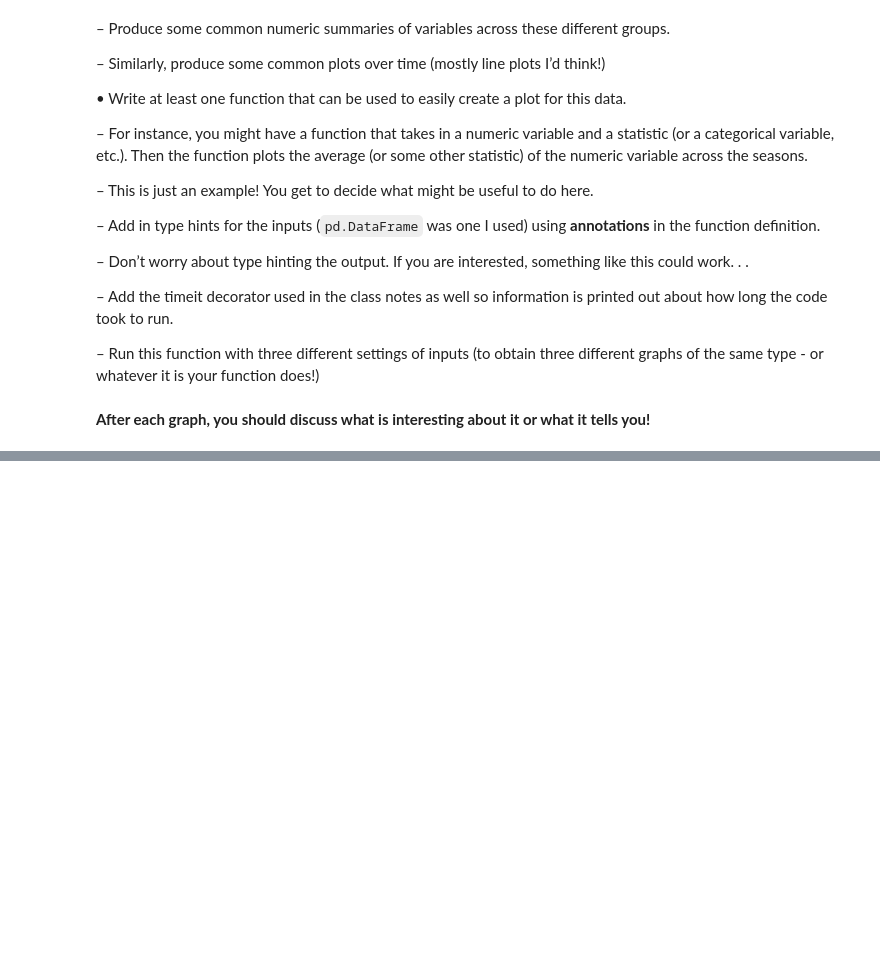
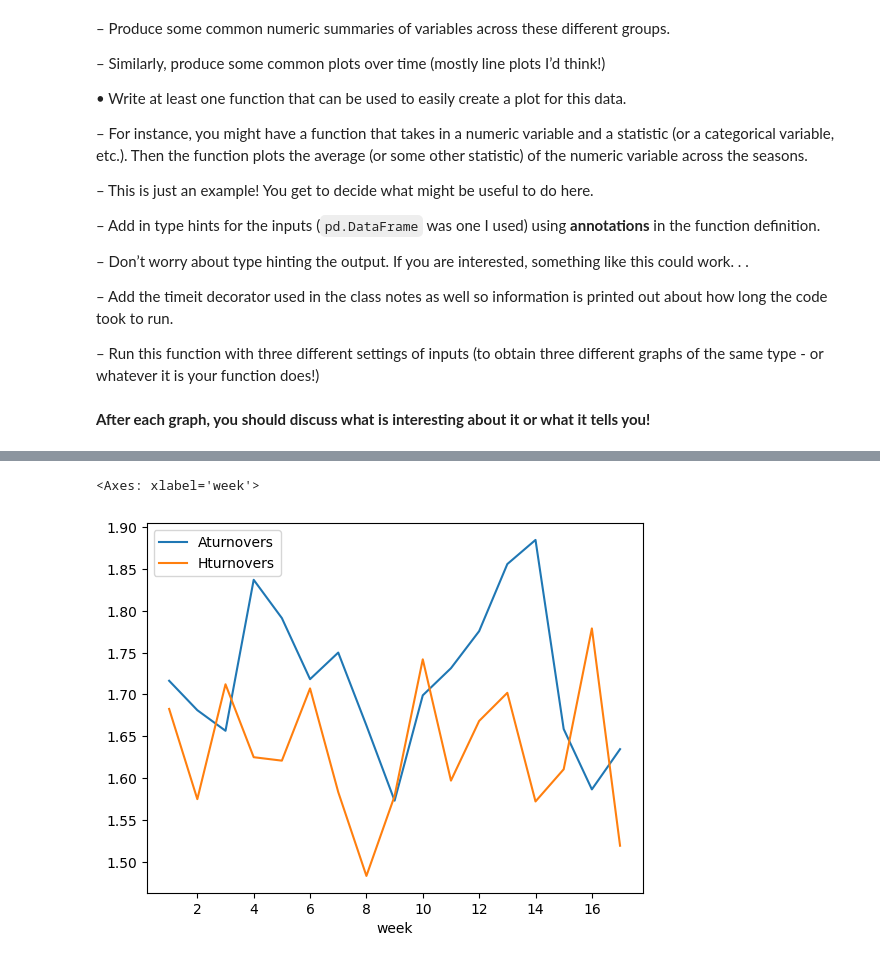
Before and after one commit to fhzhkunming/ST554_HW4, a Jupyter notebook: HW4_Hui.ipynb, the cells around one changed output, grey strips where cells are left out. Drawn from its saved outputs; the diff is of its cells as text; code cells hidden in the pictures; blank space fills up the shorter version.

```diff
--- a/HW4_Hui.ipynb
+++ b/HW4_Hui.ipynb
@@ -390,0 +507,6 @@ nlf_data.head()
+# %%
+
+nlf_data_sub.groupby(["week"])[["Aturnovers","Hturnovers"]].mean().plot()
+# %% [output]
+<Axes: xlabel='week'>
+[figure, added]
```
Also changed, not shown: parts of 13 cells of this notebook.
